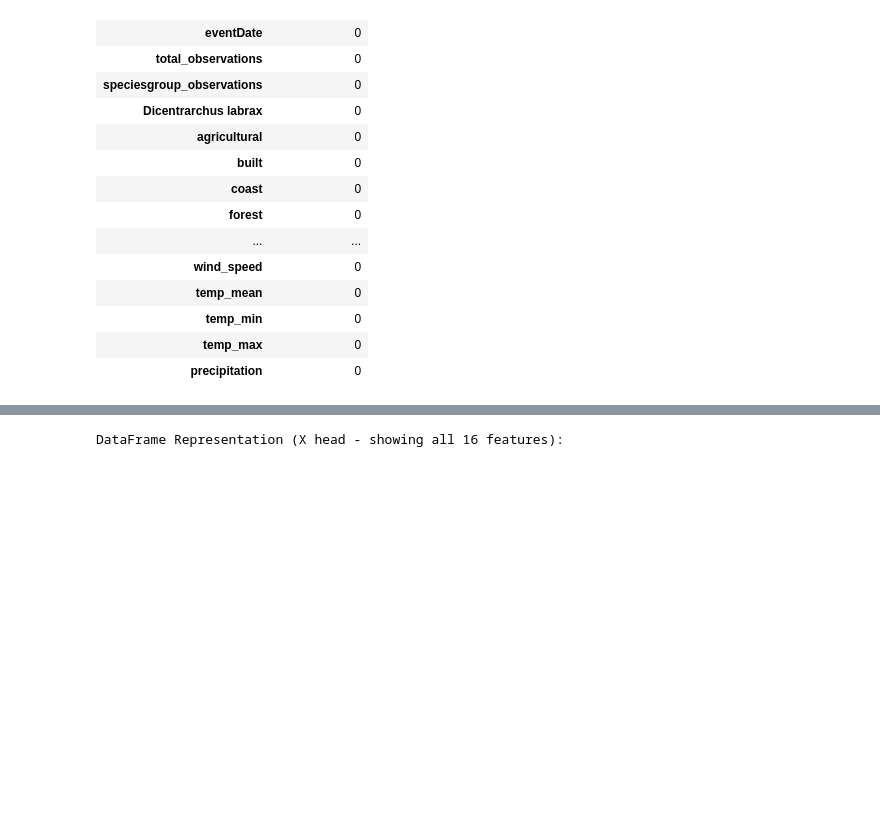
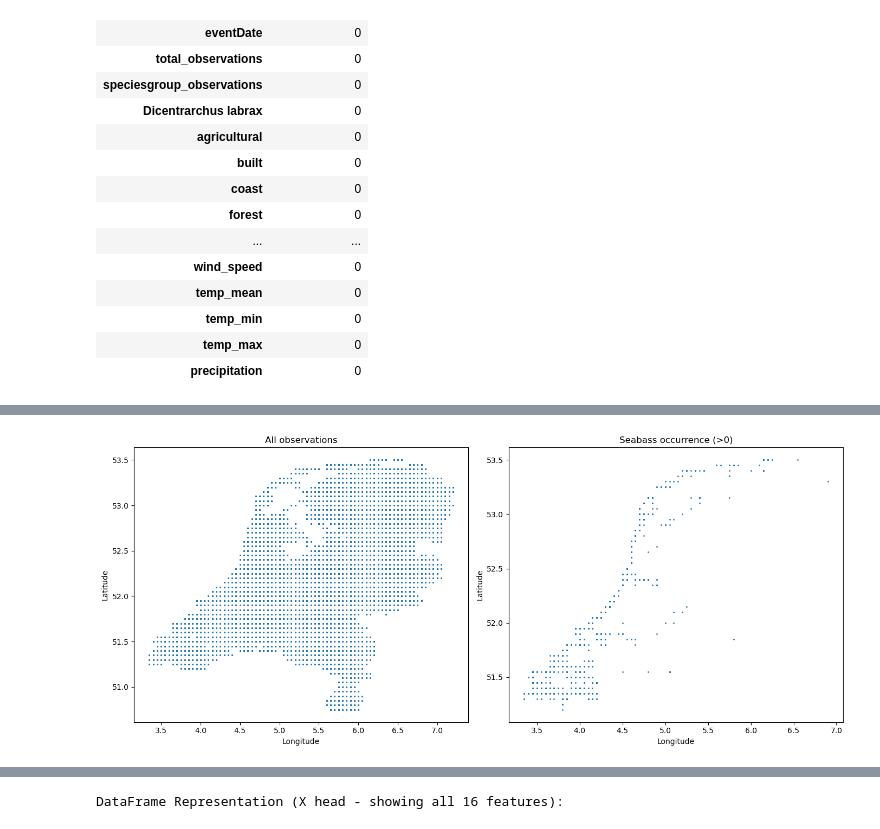
Before and after one commit to XueHu2222/DSAI, a Jupyter notebook: assignment_template_it1.ipynb, the cells around one changed output, grey strips where cells are left out. Cells and saved outputs as stored; diff of their text form; code cells hidden in the pictures; blank space fills up the shorter version.

Commit message:
add more graph

```diff
--- a/assignment_template_it1.ipynb
+++ b/assignment_template_it1.ipynb
@@ -154,0 +210,29 @@ display(df_clean.isnull().sum().to_frame(name='missing_count'))
+# %%
+fig, axes = plt.subplots(1, 2, figsize=(14, 6))
+
+# left
+axes[0].scatter(
+    df_clean['decimalLongitude'],
+    df_clean['decimalLatitude'],
+    s=1
+)
+axes[0].set_title("All observations")
+axes[0].set_xlabel("Longitude")
+axes[0].set_ylabel("Latitude")
+
+# right
+df_seabass = df_clean[df_clean['Dicentrarchus labrax'] > 0]
+
+axes[1].scatter(
+    df_seabass['decimalLongitude'],
+    df_seabass['decimalLatitude'],
+    s=1
+)
+axes[1].set_title("Seabass occurrence (>0)")
+axes[1].set_xlabel("Longitude")
+axes[1].set_ylabel("Latitude")
+
+plt.tight_layout()
+plt.show()
+# %% [output]
+[figure, added]
```
Also changed, not shown: parts of 6 cells of this notebook.
